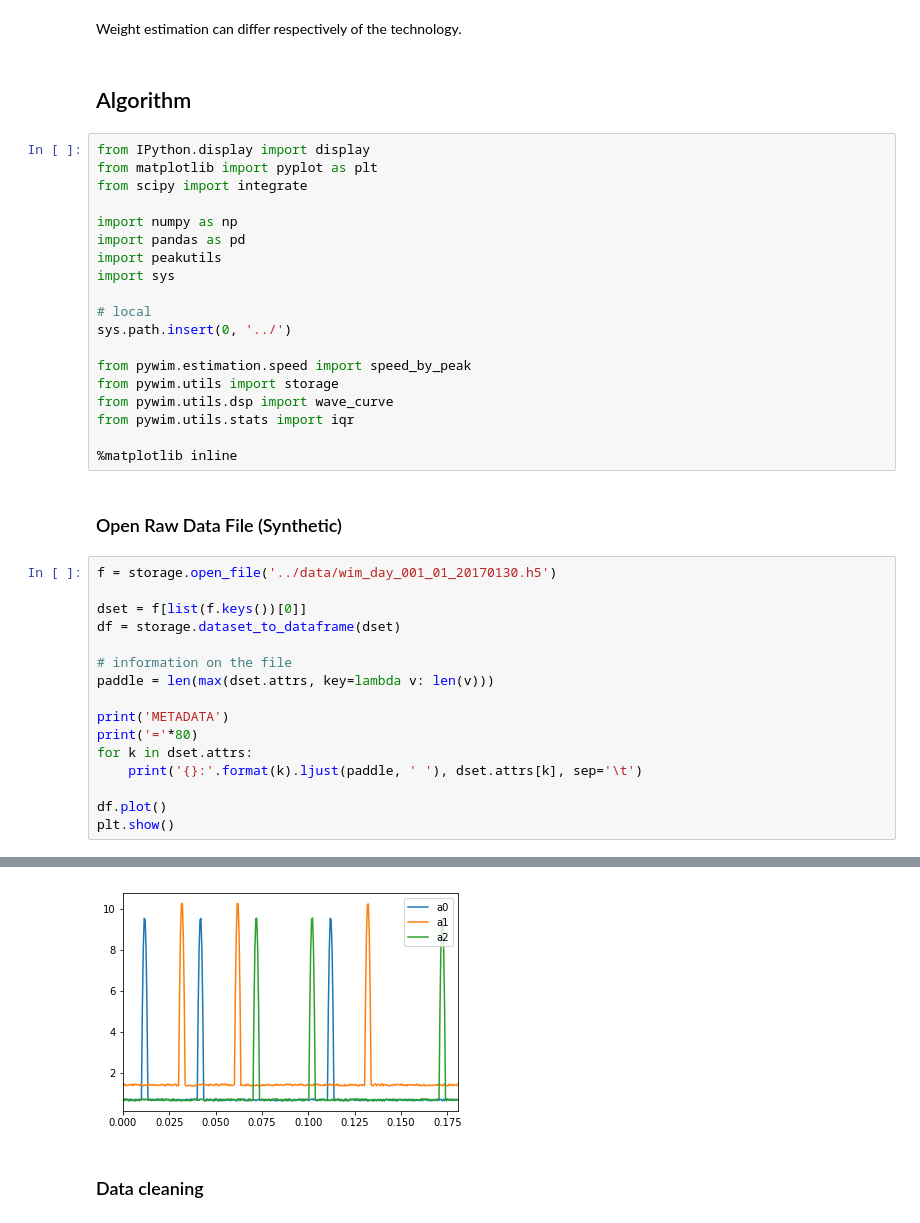
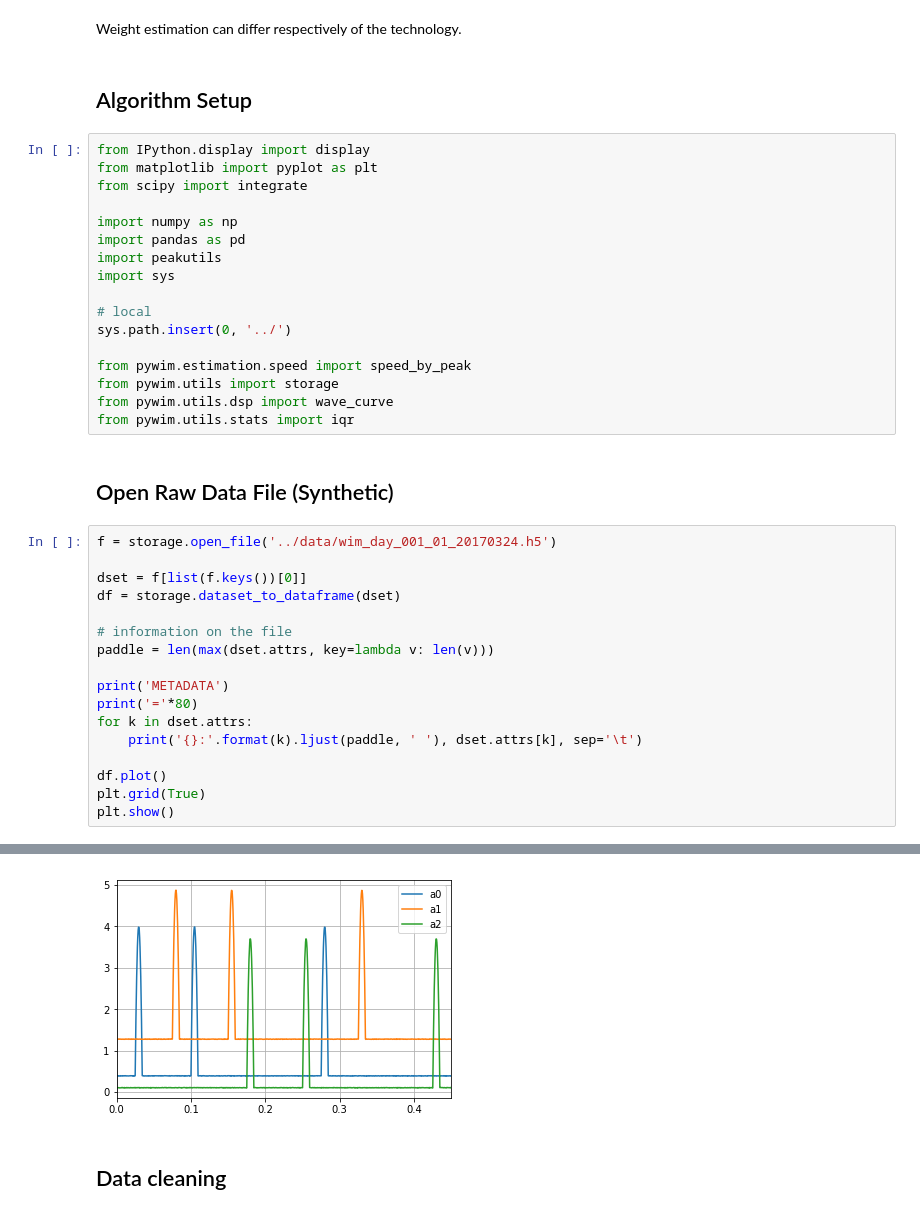
Before and after one commit to OpenWIM/pywim, a Jupyter notebook: notebooks/WeightEstimation.ipynb, the cells around one changed output, grey strips where cells are left out. Drawn from its saved outputs; the diff is of its cells as text.

```diff
--- a/notebooks/WeightEstimation.ipynb
+++ b/notebooks/WeightEstimation.ipynb
@@ -6,7 +6,7 @@
 # %% [markdown]
 Weight estimation can differ respectively of the technology.
 # %% [markdown]
-## Algorithm
+## Algorithm Setup
 # %%
 from IPython.display import display
 from matplotlib import pyplot as plt
@@ -24,12 +24,10 @@ from pywim.estimation.speed import speed_by_peak
 from pywim.utils import storage
 from pywim.utils.dsp import wave_curve
 from pywim.utils.stats import iqr
-
-%matplotlib inline
 # %% [markdown]
-### Open Raw Data File (Synthetic)
+## Open Raw Data File (Synthetic)
 # %%
-f = storage.open_file('../data/wim_day_001_01_20170130.h5')
+f = storage.open_file('../data/wim_day_001_01_20170324.h5')
 
 dset = f[list(f.keys())[0]]
 df = storage.dataset_to_dataframe(dset)
@@ -43,6 +41,7 @@ for k in dset.attrs:
     print('{}:'.format(k).ljust(paddle, ' '), dset.attrs[k], sep='\t')
 
 df.plot()
+plt.grid(True)
 plt.show()
 # %% [output]
 METADATA
@@ -61,6 +60,6 @@ channel_configuration:  {"a0": "polymer", "a2": "polymer", "a1": "ceramic"}
-[figure, old version]
+[figure, new version]
 # %% [markdown]
-### Data cleaning
+## Data cleaning
 # %%
 data_cleaned = df.copy()
 
```
Also changed, not shown: parts of 13 cells of this notebook, 8 other files.
